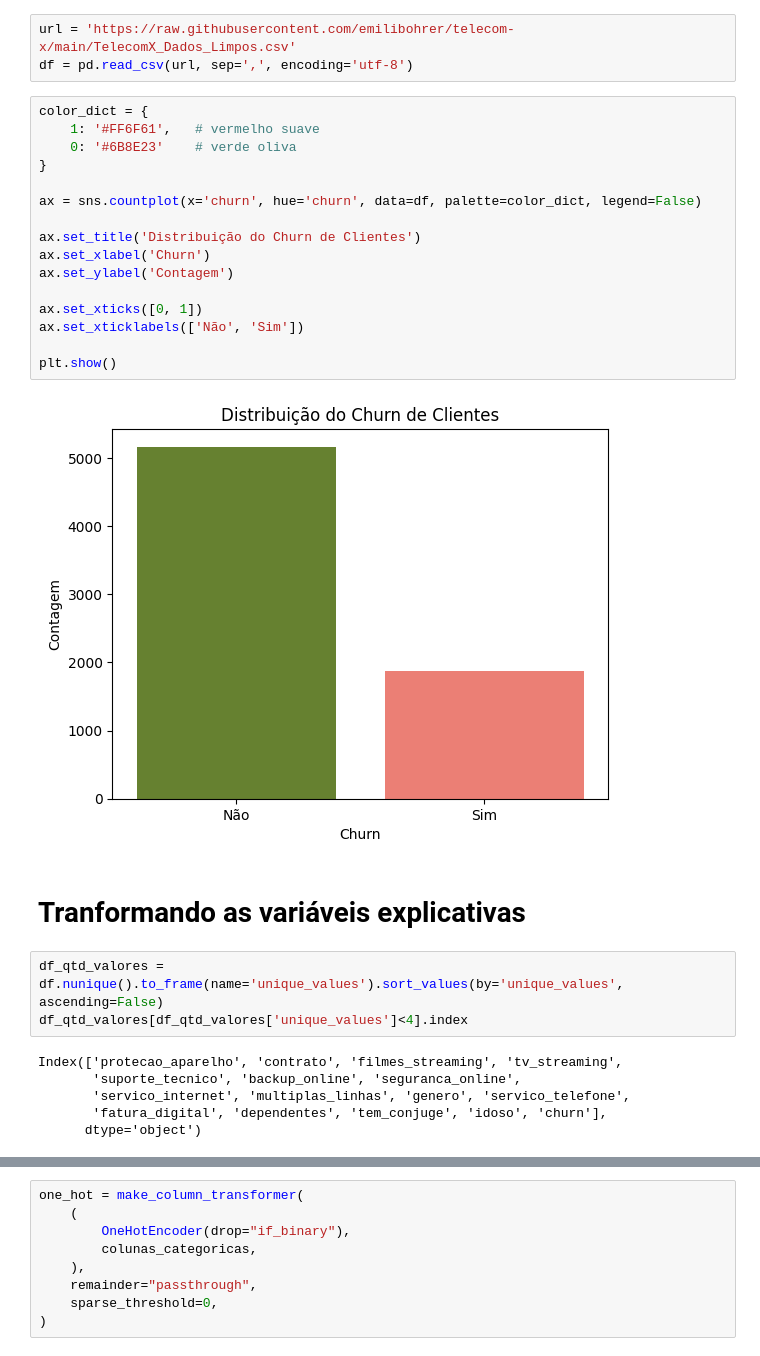
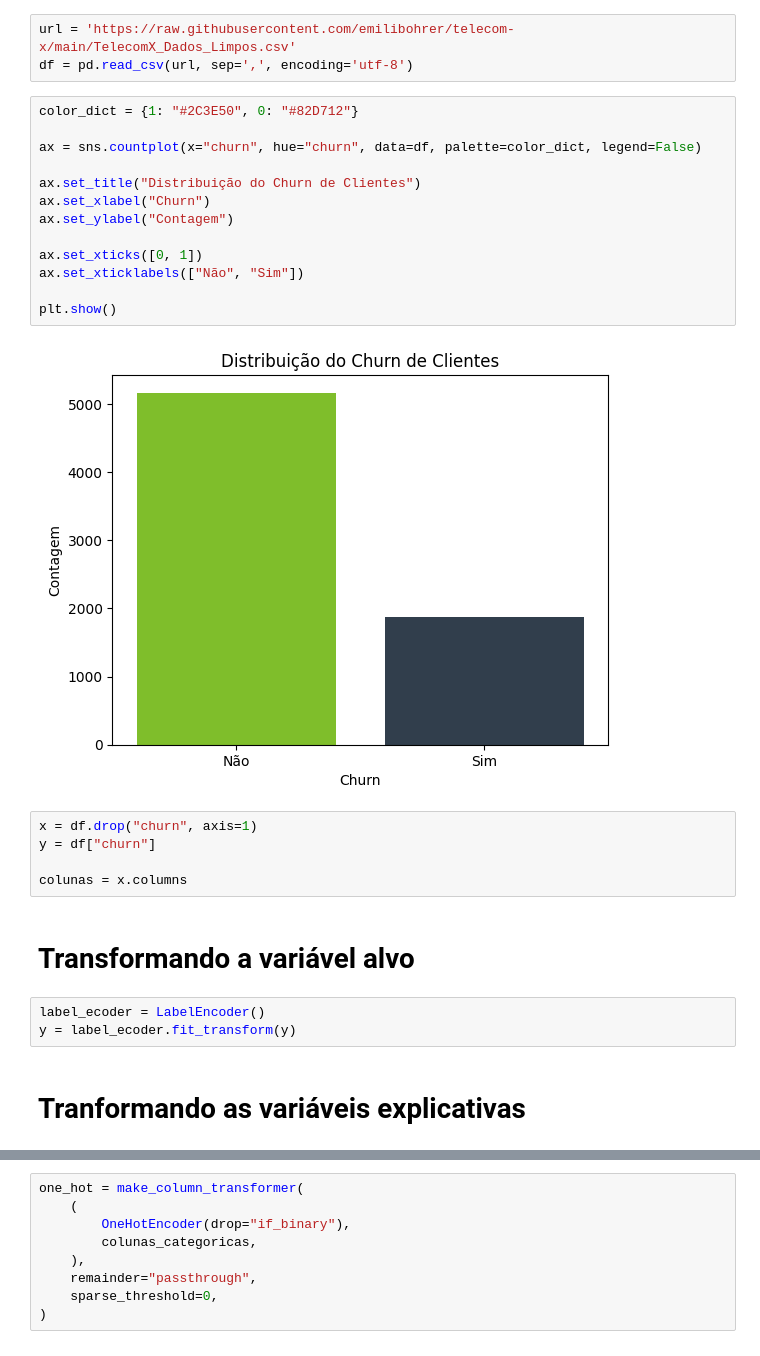
Before and after one commit to emilibohrer/telecom-x_parte2, a Jupyter notebook: telecom-x_BR.ipynb, the cells around one changed output, grey strips where cells are left out. Saved outputs shown, nothing was run; the diff lists cells and outputs as text.

```diff
--- a/telecom-x_BR.ipynb
+++ b/telecom-x_BR.ipynb
@@ -13,31 +30,29 @@ from imblearn.over_sampling import SMOTE
 url = 'https://raw.githubusercontent.com/emilibohrer/telecom-x/main/TelecomX_Dados_Limpos.csv'
 df = pd.read_csv(url, sep=',', encoding='utf-8')
 # %%
-color_dict = {
-    1: '#FF6F61',   # vermelho suave
-    0: '#6B8E23'    # verde oliva
-}
+color_dict = {1: "#2C3E50", 0: "#82D712"}
 
-ax = sns.countplot(x='churn', hue='churn', data=df, palette=color_dict, legend=False)
+ax = sns.countplot(x="churn", hue="churn", data=df, palette=color_dict, legend=False)
 
-ax.set_title('Distribuição do Churn de Clientes')
-ax.set_xlabel('Churn')
-ax.set_ylabel('Contagem')
+ax.set_title("Distribuição do Churn de Clientes")
+ax.set_xlabel("Churn")
+ax.set_ylabel("Contagem")
 
 ax.set_xticks([0, 1])
-ax.set_xticklabels(['Não', 'Sim'])
+ax.set_xticklabels(["Não", "Sim"])
 
 plt.show()
 # %% [output]
-[figure, old version]
+[figure, new version]
+# %%
+x = df.drop("churn", axis=1)
+y = df["churn"]
+
+colunas = x.columns
+# %% [markdown]
+# Transformando a variável alvo
+# %%
+label_ecoder = LabelEncoder()
+y = label_ecoder.fit_transform(y)
 # %% [markdown]
 # Tranformando as variáveis explicativas
-# %%
-df_qtd_valores = df.nunique().to_frame(name='unique_values').sort_values(by='unique_values', ascending=False)
-df_qtd_valores[df_qtd_valores['unique_values']<4].index
-# %% [output]
-Index(['protecao_aparelho', 'contrato', 'filmes_streaming', 'tv_streaming',
-       'suporte_tecnico', 'backup_online', 'seguranca_online',
-       'servico_internet', 'multiplas_linhas', 'genero', 'servico_telefone',
-       'fatura_digital', 'dependentes', 'tem_conjuge', 'idoso', 'churn'],
-      dtype='object')
```
Also changed, not shown: parts of 35 cells of this notebook.
